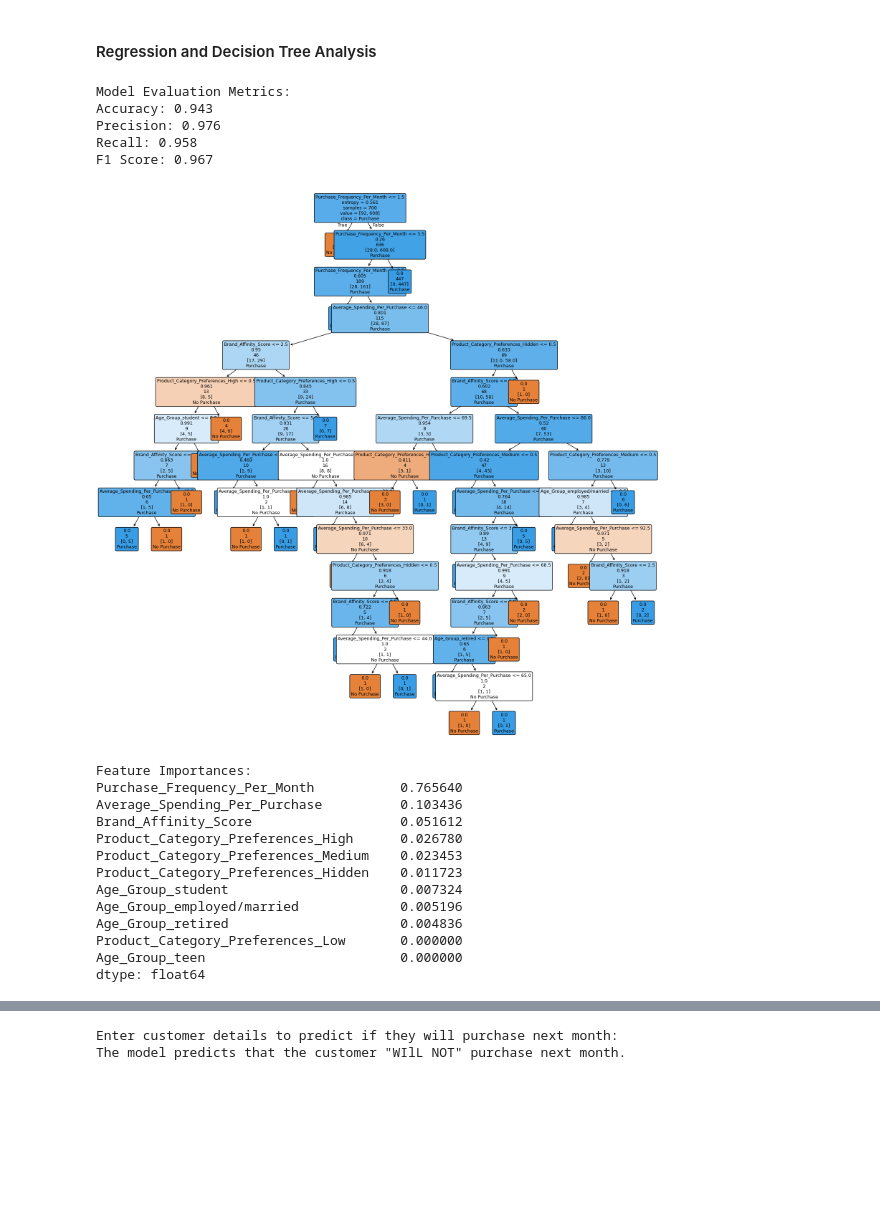
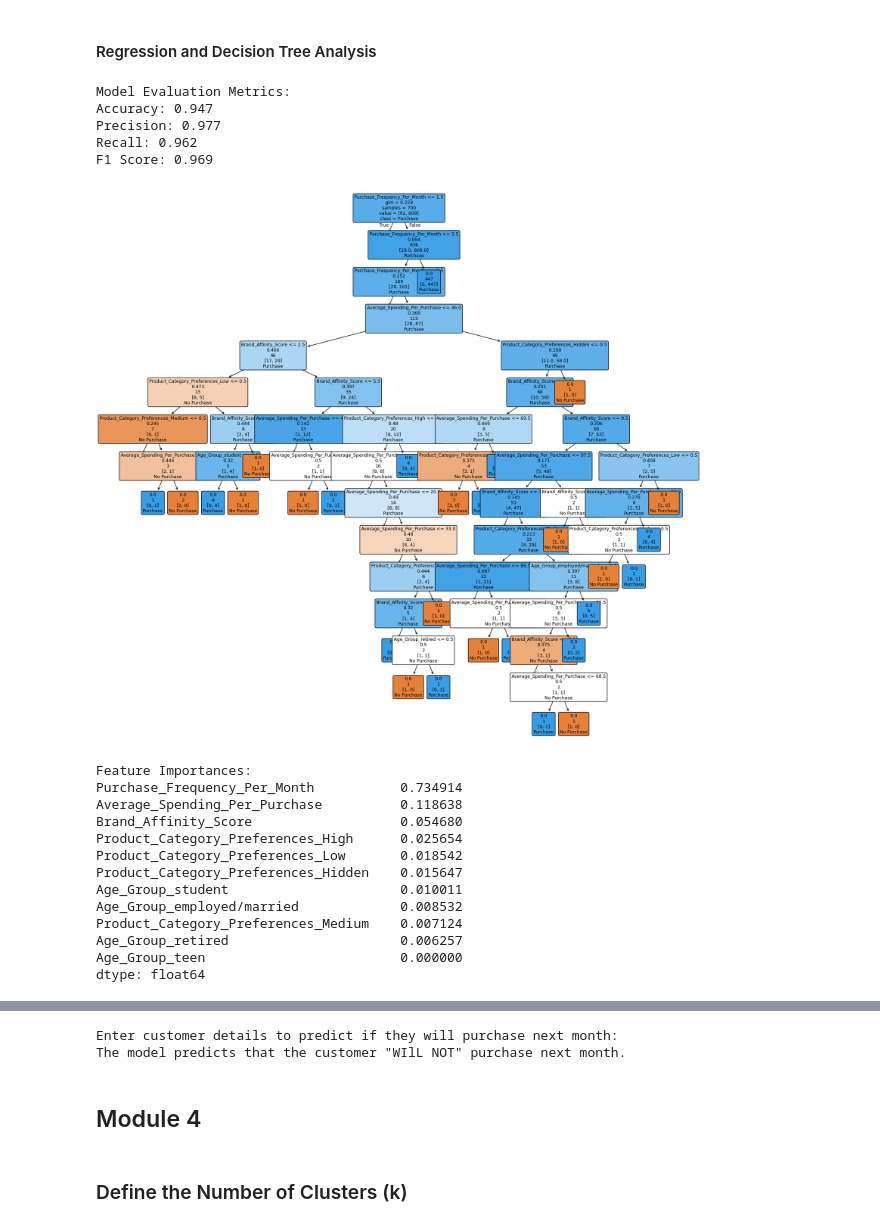
Before and after one commit to its-hasaan/Imtiaz-Mart-Customer-Behavior-Analysis-Predictive-Modeling, a Jupyter notebook: Projectfile.ipynb, the cells around one changed output, grey strips where cells are left out. Saved outputs shown, nothing was run; the diff lists cells and outputs as text; code cells hidden in the pictures; blank space fills up the shorter version.

Commit message:
Almost Completed all modules

```diff
--- a/Projectfile.ipynb
+++ b/Projectfile.ipynb
@@ -576,7 +669,7 @@ X = df[features]
 y = df['Will_Purchase_Next_Month']
 
 # Handle categorical variables (if any)
-X = pd.get_dummies(X) #converts categorical variables into a series of binary variables
+X = pd.get_dummies(X)
 
 # Step 3: Split the data into training and testing sets
 from sklearn.model_selection import train_test_split
@@ -587,7 +680,7 @@ X_train, X_test, y_train, y_test = train_test_split(X, y, test_size=0.3, stratif
 from sklearn.tree import DecisionTreeClassifier
 from sklearn.metrics import accuracy_score, precision_score, recall_score, f1_score
 # Initialize the classifier
-clf = DecisionTreeClassifier(criterion='entropy', random_state=42)
+clf = DecisionTreeClassifier(criterion='gini', random_state=42)
 
 # Train the classifier
 clf.fit(X_train, y_train)
@@ -604,48 +697,48 @@ f1 = f1_score(y_test, y_pred)
 print("Model Evaluation Metrics:")
 print(f"Accuracy: {accuracy:.3f}")
 print(f"Precision: {precision:.3f}")
 print(f"Recall: {recall:.3f}")
 print(f"F1 Score: {f1:.3f}")
 
 # Step 7: Plot the decision tree
 from sklearn import tree
 import matplotlib.pyplot as plt
 
 plt.figure(figsize=(20,20))
 tree.plot_tree(clf, feature_names=X.columns, class_names=['No Purchase', 'Purchase'], filled=True, fontsize=9, rounded=True, label='root')
 plt.show()
 
 # Step 8: Feature importance
 importances = pd.Series(clf.feature_importances_, index=X.columns)
 importances = importances.sort_values(ascending=False)
 
 print("Feature Importances:")
 print(importances)
 
 # Plot feature importances
 plt.figure(figsize=(10,6))
 importances.plot(kind='bar')
 plt.title('Feature Importance')
 plt.xlabel('Features')
 plt.ylabel('Importance Score')
 plt.show()
 # %% [output]
 Model Evaluation Metrics:
-Accuracy: 0.943
-Precision: 0.976
-Recall: 0.958
-F1 Score: 0.967
+Accuracy: 0.947
+Precision: 0.977
+Recall: 0.962
+F1 Score: 0.969
-[figure, old version]
+[figure, new version]
 Feature Importances:
-Purchase_Frequency_Per_Month           0.765640
-Average_Spending_Per_Purchase          0.103436
-Brand_Affinity_Score                   0.051612
-Product_Category_Preferences_High      0.026780
-Product_Category_Preferences_Medium    0.023453
-Product_Category_Preferences_Hidden    0.011723
-Age_Group_student                      0.007324
-Age_Group_employed/married             0.005196
-Age_Group_retired                      0.004836
-Product_Category_Preferences_Low       0.000000
+Purchase_Frequency_Per_Month           0.734914
+Average_Spending_Per_Purchase          0.118638
+Brand_Affinity_Score                   0.054680
+Product_Category_Preferences_High      0.025654
+Product_Category_Preferences_Low       0.018542
+Product_Category_Preferences_Hidden    0.015647
+Age_Group_student                      0.010011
+Age_Group_employed/married             0.008532
+Product_Category_Preferences_Medium    0.007124
+Age_Group_retired                      0.006257
 Age_Group_teen                         0.000000
 dtype: float64
@@ -688,3 +781,7 @@ else:
 # %% [output]
 Enter customer details to predict if they will purchase next month:
 The model predicts that the customer "WIlL NOT" purchase next month.
+# %% [markdown]
+## Module 4
+# %% [markdown]
+###  Define the Number of Clusters (k)
```
Also changed, not shown: parts of 23 cells of this notebook.
